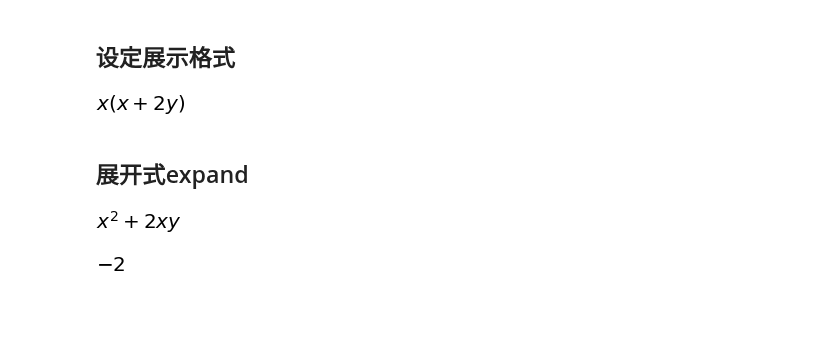
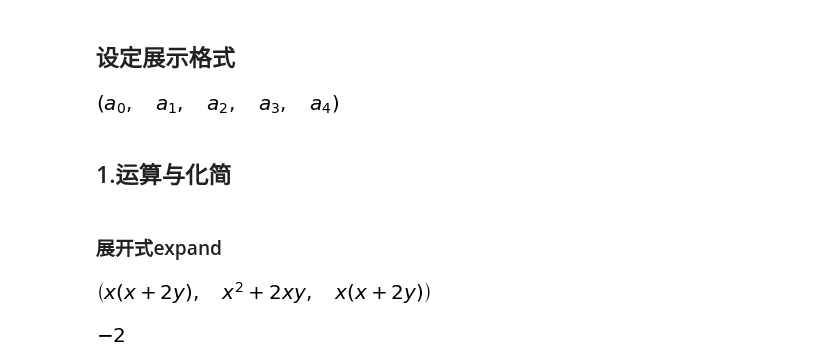
Before and after one commit to Sanningw/ML-and-DL, a Jupyter notebook: math/Sympy.ipynb, the cells around one changed output. Saved outputs shown, nothing was run; the diff lists cells and outputs as text; code cells hidden in the pictures; blank space fills up the shorter version.

```diff
--- a/math/Sympy.ipynb
+++ b/math/Sympy.ipynb
@@ -11,18 +11,20 @@ from IPython.display import display
 # %%
 x, y, z = symbols('x y z')
 init_printing(use_unicode=True)
+# %%
+syms = symbols('a0:5')
+syms
+# %% [output]
+[figure, added]
+# %% [markdown]
+## 1.运算与化简
+# %% [markdown]
+### 展开式expand
 # %%
 expr = x + 2 * y
-x * expr
+x * expr, expand(x * expr), factor(expand(x * expr))    #因式分解
 # %% [output]
-[figure, old version]
+[figure, new version]
-# %% [markdown]
-## 展开式expand
-# %%
-expanded_expr = expand(x * expr)
-expanded_expr
-# %% [output]
-[figure, removed]
 # %%
 expand((x + 1)*(x - 2) - (x - 1)*x)
 # %% [output]
```
Also changed, not shown: parts of 123 cells of this notebook, 3 other files.
